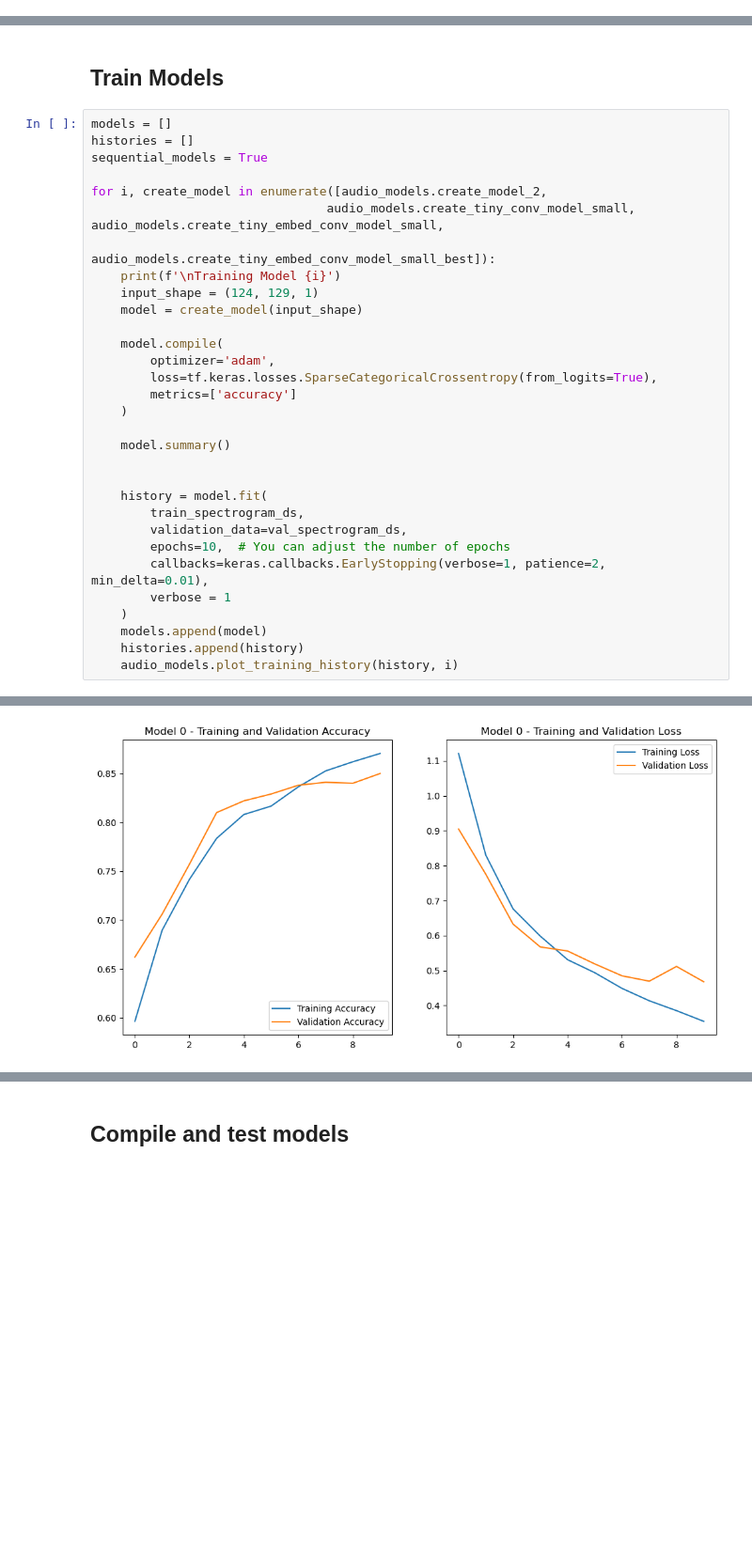
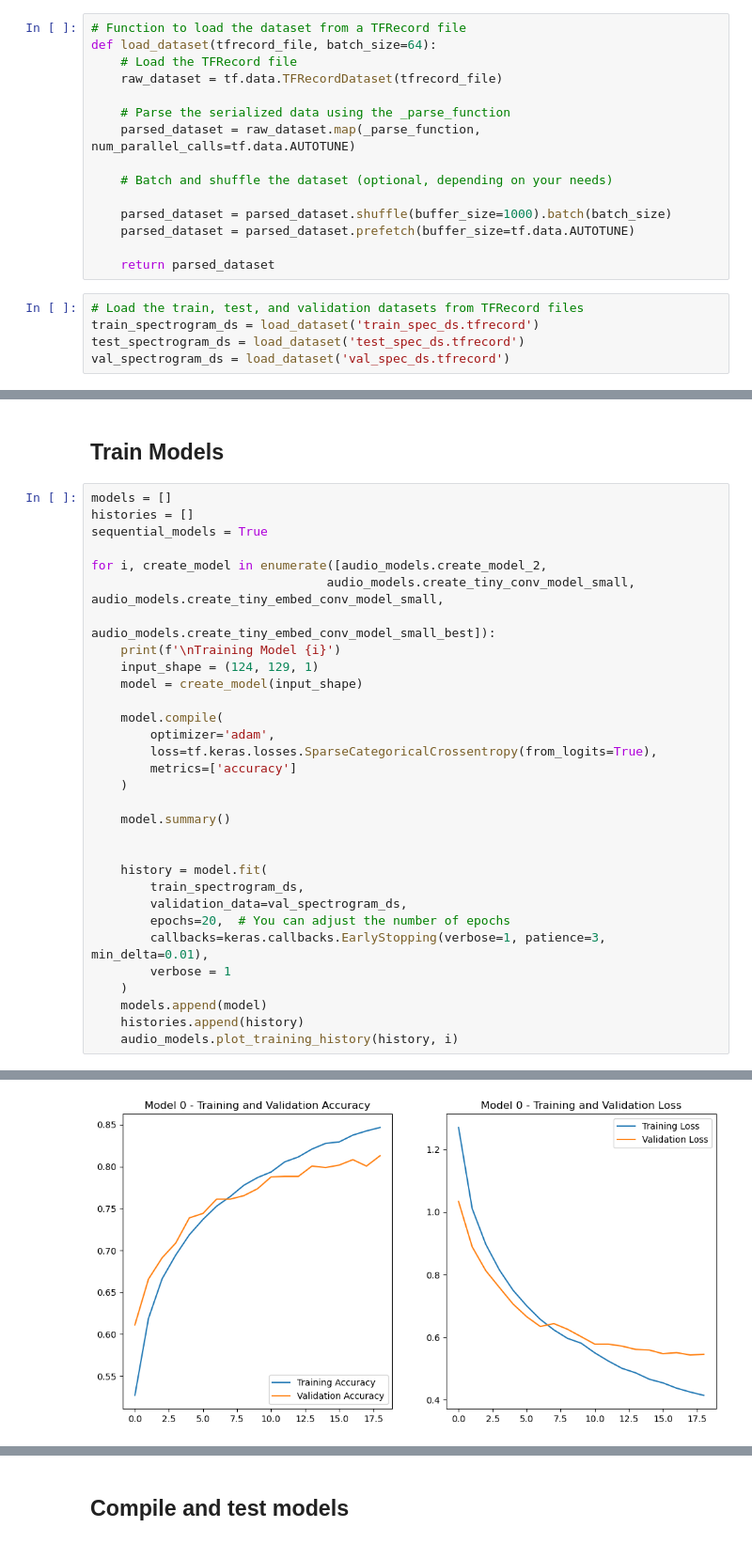
Before and after one commit to Gabinson200/ESPtinyML24, a Jupyter notebook: model_making/notebooks/audio_model_creation.ipynb, the cells around one changed output, grey strips where cells are left out. Shown at 94% size. Drawn from its saved outputs; the diff is of its cells as text; blank space fills up the shorter version.

```diff
--- a/model_making/notebooks/audio_model_creation.ipynb
+++ b/model_making/notebooks/audio_model_creation.ipynb
@@ -76 +53,21 @@ test_spectrogram_ds = test_spectrogram_ds.cache().prefetch(tf.data.AUTOTUNE)
+# %%
+# Function to load the dataset from a TFRecord file
+def load_dataset(tfrecord_file, batch_size=64):
+    # Load the TFRecord file
+    raw_dataset = tf.data.TFRecordDataset(tfrecord_file)
+
+    # Parse the serialized data using the _parse_function
+    parsed_dataset = raw_dataset.map(_parse_function, num_parallel_calls=tf.data.AUTOTUNE)
+
+    # Batch and shuffle the dataset (optional, depending on your needs)
+
+    parsed_dataset = parsed_dataset.shuffle(buffer_size=1000).batch(batch_size)
+    parsed_dataset = parsed_dataset.prefetch(buffer_size=tf.data.AUTOTUNE)
+
+    return parsed_dataset
+# %%
+# Load the train, test, and validation datasets from TFRecord files
+train_spectrogram_ds = load_dataset('train_spec_ds.tfrecord')
+test_spectrogram_ds = load_dataset('test_spec_ds.tfrecord')
+val_spectrogram_ds = load_dataset('val_spec_ds.tfrecord')
 # %%
@@ -113,8 +121,8 @@ for i, create_model in enumerate([audio_models.create_model_2,
     history = model.fit(
         train_spectrogram_ds,
         validation_data=val_spectrogram_ds,
-        epochs=10,  # You can adjust the number of epochs
-        callbacks=keras.callbacks.EarlyStopping(verbose=1, patience=2, min_delta=0.01),
+        epochs=20,  # You can adjust the number of epochs
+        callbacks=keras.callbacks.EarlyStopping(verbose=1, patience=3, min_delta=0.01),
         verbose = 1
     )
     models.append(model)
@@ -141,4 +149,4 @@ Epoch 10: early stopping
-[figure, old version]
+[figure, new version]
 Training Model 1
 Model: "tiny_conv_model"
 _________________________________________________________________
```
Also changed, not shown: parts of 15 cells of this notebook, 2 other files.
